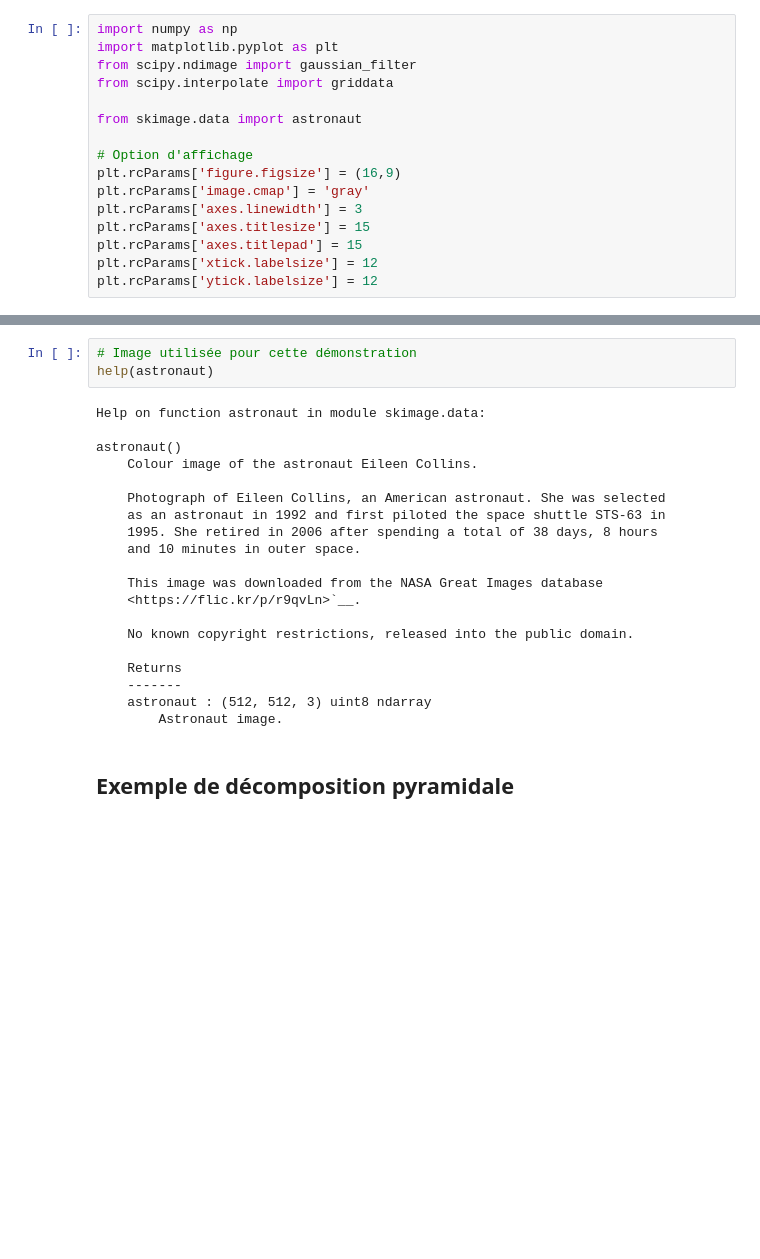
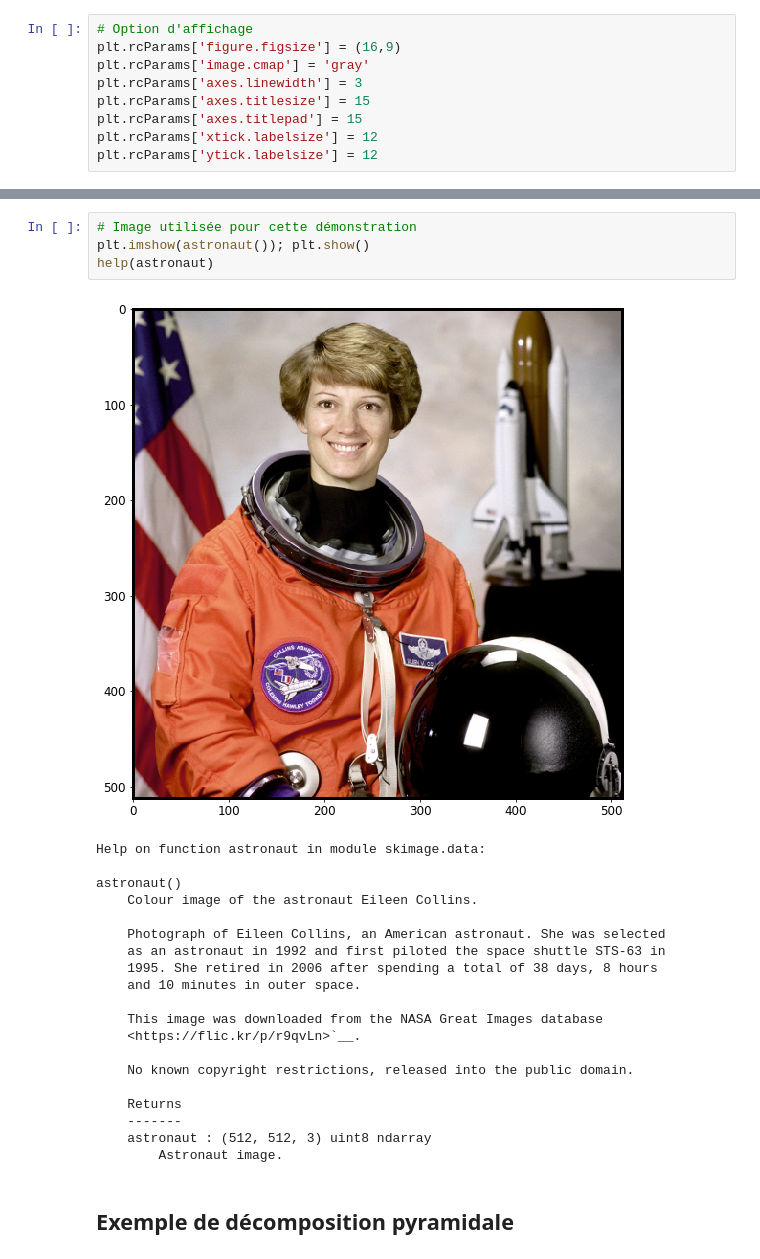
Before and after one commit to joe-from-mtl/ele8812_Cours_AnalyseMultiresolution, a Jupyter notebook: notebooks/Demo1_AnalysePyramidale.ipynb, the cells around one changed output, grey strips where cells are left out. Saved outputs shown, nothing was run; the diff lists cells and outputs as text; blank space fills up the shorter version.

Commit message:
Adding static example images

```diff
--- a/notebooks/Demo1_AnalysePyramidale.ipynb
+++ b/notebooks/Demo1_AnalysePyramidale.ipynb
@@ -7,11 +14,4 @@ Pour une version interactive de ce notebook: [![Binder](https://mybinder.org/bad
 # %%
-import numpy as np
-import matplotlib.pyplot as plt
-from scipy.ndimage import gaussian_filter
-from scipy.interpolate import griddata
-
-from skimage.data import astronaut
-
 # Option d'affichage
 plt.rcParams['figure.figsize'] = (16,9)
 plt.rcParams['image.cmap'] = 'gray'
@@ -36,8 +36,10 @@ _Pyramid, or pyramid representation, is a type of **multi-scale signal represent
 ![Diagramme_Algorithme_Pyramide](../images/Diagramme_AnalysePyramidale.png "Titre de l'image")
 # %%
 # Image utilisée pour cette démonstration
+plt.imshow(astronaut()); plt.show()
 help(astronaut)
 # %% [output]
+[figure, added]
 Help on function astronaut in module skimage.data:
 
 astronaut()
```
Also changed, not shown: parts of 7 cells of this notebook, 2 other files.
